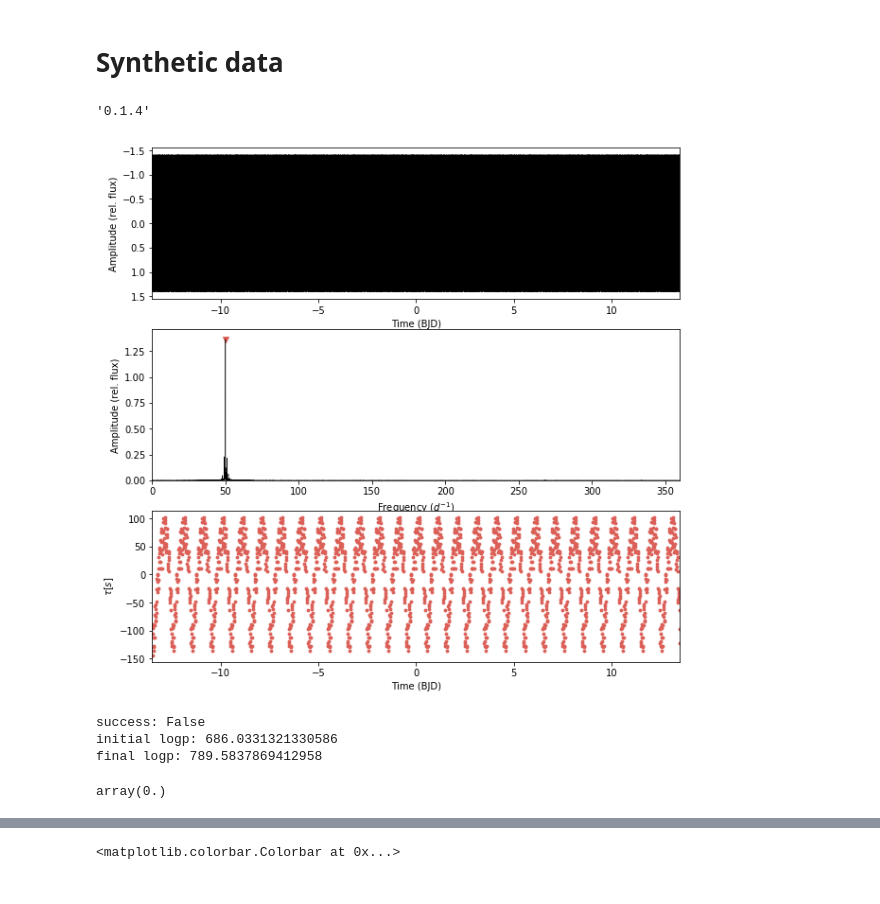
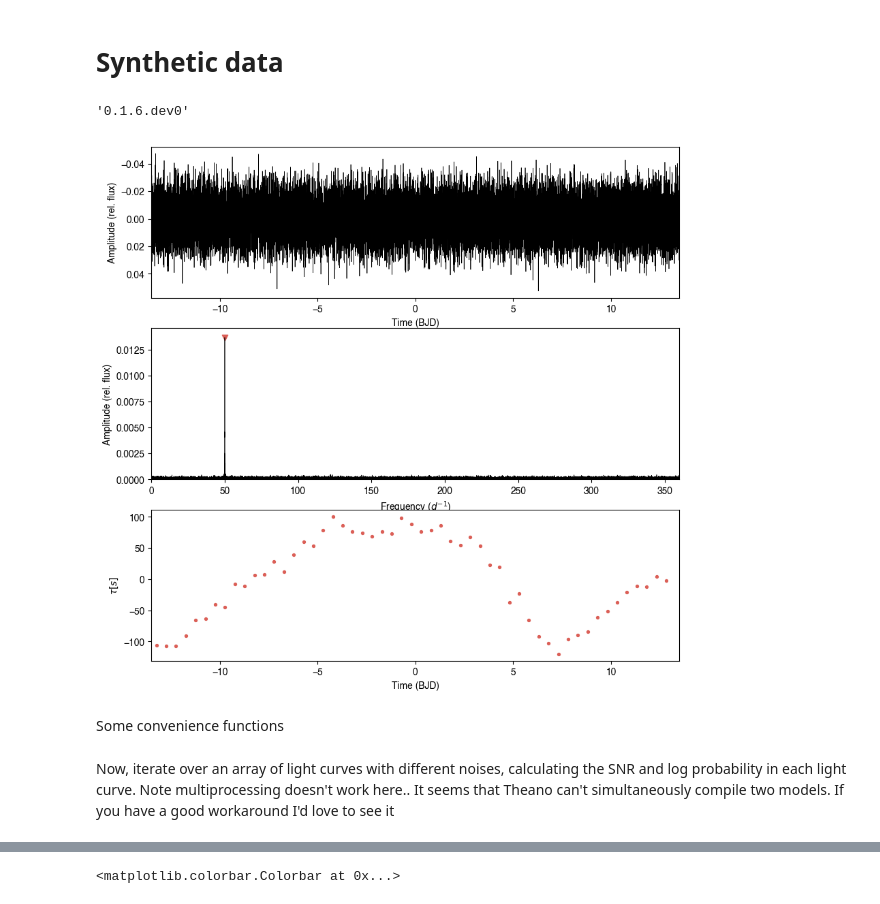
Before and after one commit to danhey/maelstrom, a Jupyter notebook: docs/notebooks/synthetictd.ipynb, the cells around one changed output, grey strips where cells are left out. Drawn from its saved outputs; the diff is of its cells as text; code cells hidden in the pictures.

Commit message:
doc with modelling info

```diff
--- a/docs/notebooks/synthetictd.ipynb
+++ b/docs/notebooks/synthetictd.ipynb
@@ -18,10 +16,9 @@ import maelstrom
 # %%
 from maelstrom import Maelstrom
-# %%
-from exoplanet import __version__
-__version__
-# %% [output]
-'0.1.4'
+# %%
+xo.__version__
+# %% [output]
+'0.1.6.dev0'
 # %%
 from exoplanet.utils import eval_in_model
 from exoplanet.orbits import get_true_anomaly
@@ -29,6 +26,9 @@ import pymc3 as pm
 import theano.tensor as tt
 
 class SyntheticBinary(object):
+    """
+    This class makes a synthetic light curve and injects a time delay signal corresponding to the input binary orbit parameters
+    """
     def __init__(self, time, freq, amplitude,
                  period, eccen, asini, varpi, tref):
         self.time = time
@@ -50,7 +50,6 @@ class SyntheticBinary(object):
 
         for j, A_j in zip(self.freq, self.amplitude):
             omega = 2 * np.pi * j
-
             self.flux_true += A_j * np.cos(omega * (self.time - self.tau)) + A_j * np.sin(omega * (self.time - self.tau))
 
     def add_noise(self, noise=0.05):
@@ -60,40 +59,30 @@ class SyntheticBinary(object):
 
     @staticmethod
     def quick_star(self, star='dsct', mission='kepler'):
+        """
+        Don't use me. yet.
+        """
         if star == 'dsct':
             pass
 # %%
-period = 1.
+# Check time delay signal is injected properly
+period = 20.
 eccen = 0.5
 asini = 100
 varpi = 1.
 tref = 0.
 
-n_freqs = 1
 freqs = [50]
-amps = [1]
+amps = [0.01]
+
+# TESS 2 min cadence for 1 sector
 time = np.arange(0, 27, 1.0 / (24 * 30))
 
-lc = SyntheticBinary(time, freqs,amps,
+lc = SyntheticBinary(time, freqs, amps,
                      period, eccen, asini, varpi, tref)
+lc.add_noise(noise=1.)
 
-#lc.add_noise(noise=0.5)
+ms = Maelstrom(lc.time, lc.flux, freq=np.array(freqs))
+ms.first_look(segment_size=0.5)
+# %% [output]
+[figure, added]
-# %%
-ms = Maelstrom(lc.time, lc.flux,
-               freq=freqs,
-               #max_peaks=1
-              )
-ms.first_look(segment_size=0.01)
-# %% [output]
-[figure, removed]
-# %%
-ms.setup_orbit_model(period=5.)
-opt = ms.optimize(verbose=True)
-# %% [output]
-success: False
-initial logp: 686.0331321330586
-final logp: 789.5837869412958
-# %%
-ms.logp(opt)
-# %% [output]
-array(0.)
@@ -105,0 +89,2 @@ tref = 0.
+# %% [markdown]
+Some convenience functions
@@ -105,0 +140,2 @@ tref = 0.
+# %% [markdown]
+Now, iterate over an array of light curves with different noises, calculating the SNR and log probability in each light curve. Note multiprocessing doesn't work here.. It seems that Theano can't simultaneously compile two models. If you have a good workaround I'd love to see it
```
Also changed, not shown: parts of 40 cells of this notebook, 1 other file.
